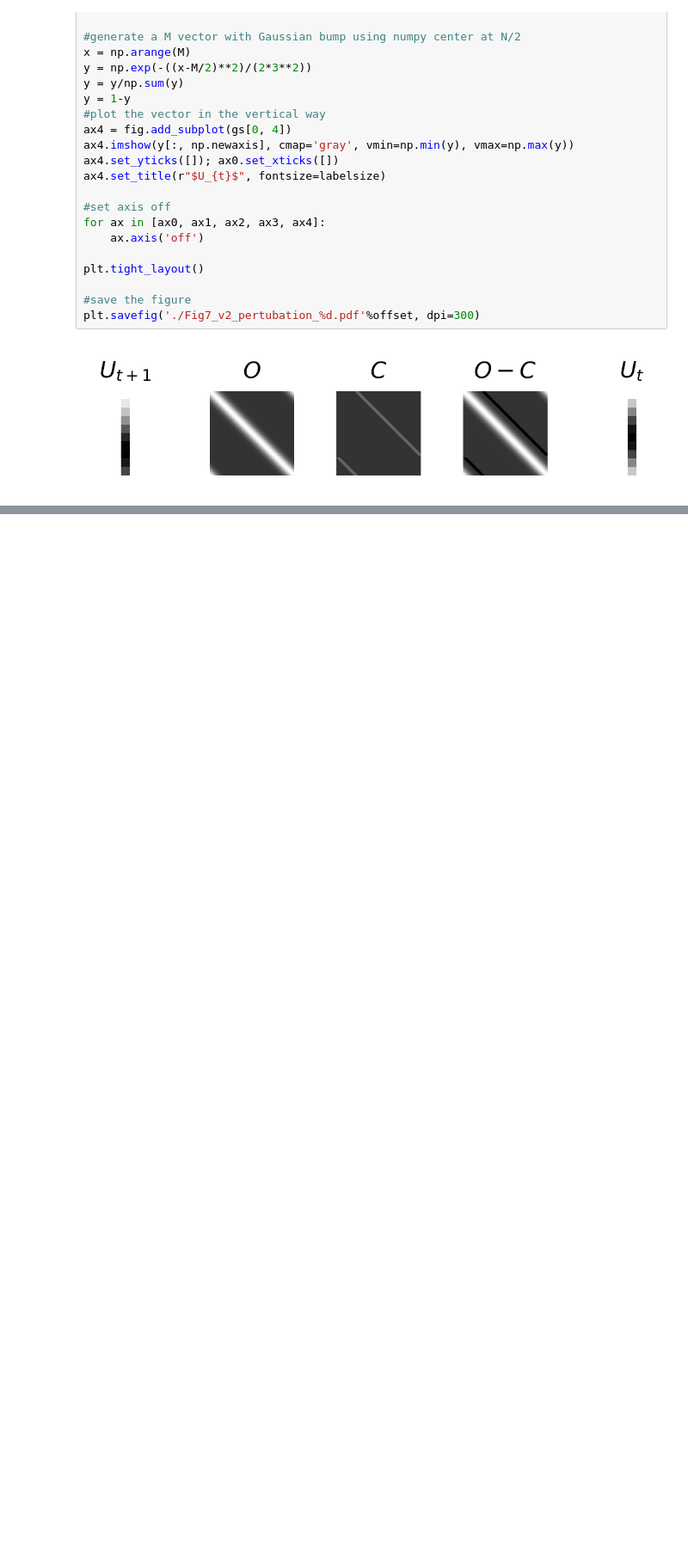
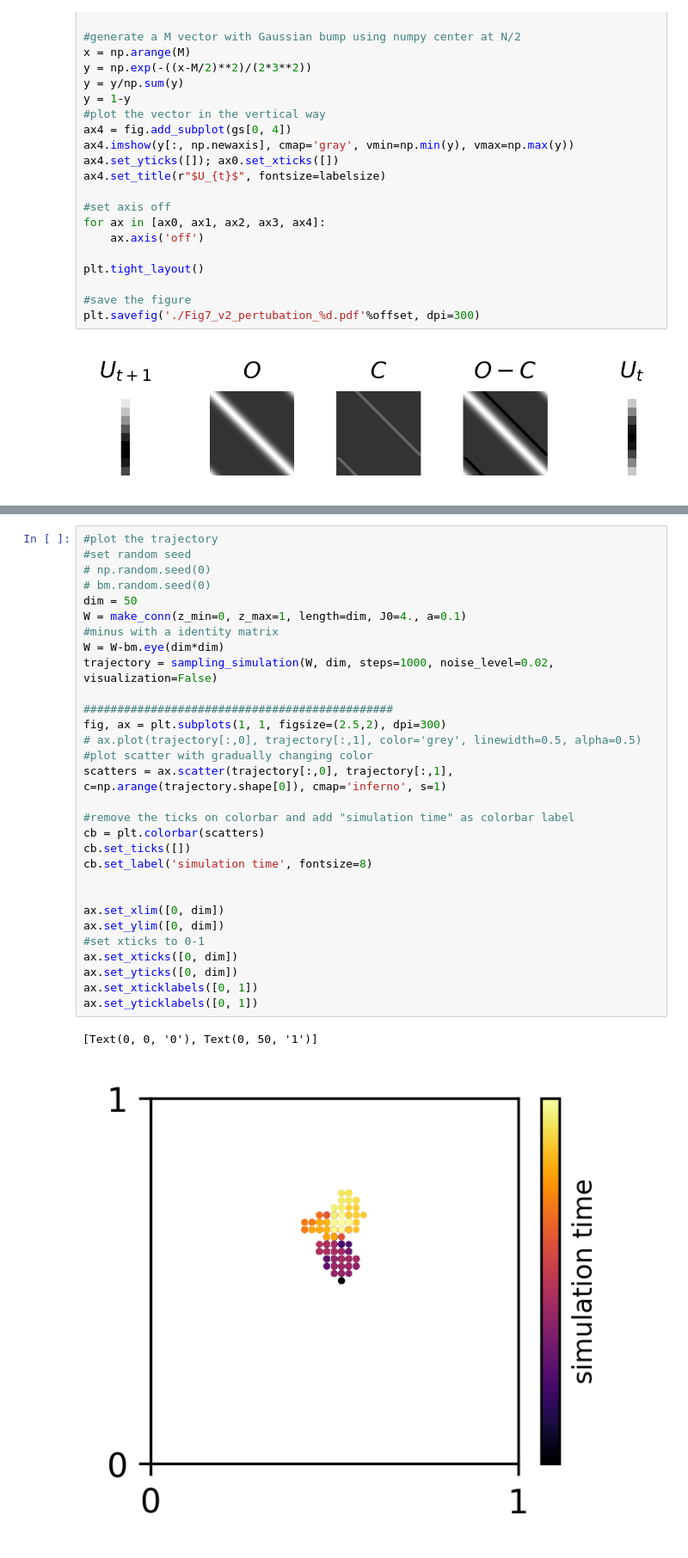
Before and after one commit to ZilongJi/AdaptiveAttractorForSequences, a Jupyter notebook: PaperFigureCode/spectural_analysis_v2.ipynb, the cells around one changed output, grey strips where cells are left out. Shown at 86% size. Cells and saved outputs as stored; diff of their text form; blank space fills up the shorter version.

```diff
--- a/PaperFigureCode/spectural_analysis_v2.ipynb
+++ b/PaperFigureCode/spectural_analysis_v2.ipynb
@@ -130,0 +220,33 @@ array([1.49110942, 1.4726151 , 1.43430704, 1.3772694 , 1.32142803,
+# %%
+#plot the trajectory
+#set random seed
+# np.random.seed(0)
+# bm.random.seed(0)
+dim = 50
+W = make_conn(z_min=0, z_max=1, length=dim, J0=4., a=0.1)
+#minus with a identity matrix
+W = W-bm.eye(dim*dim)
+trajectory = sampling_simulation(W, dim, steps=1000, noise_level=0.02, visualization=False)
+
+##############################################
+fig, ax = plt.subplots(1, 1, figsize=(2.5,2), dpi=300)
+# ax.plot(trajectory[:,0], trajectory[:,1], color='grey', linewidth=0.5, alpha=0.5)
+#plot scatter with gradually changing color
+scatters = ax.scatter(trajectory[:,0], trajectory[:,1], c=np.arange(trajectory.shape[0]), cmap='inferno', s=1)
+
+#remove the ticks on colorbar and add "simulation time" as colorbar label
+cb = plt.colorbar(scatters)
+cb.set_ticks([])
+cb.set_label('simulation time', fontsize=8)
+
+
+ax.set_xlim([0, dim])
+ax.set_ylim([0, dim])
+#set xticks to 0-1
+ax.set_xticks([0, dim])
+ax.set_yticks([0, dim])
+ax.set_xticklabels([0, 1])
+ax.set_yticklabels([0, 1])
+# %% [output]
+[Text(0, 0, '0'), Text(0, 50, '1')]
+[figure, added]
```
Also changed, not shown: parts of 16 cells of this notebook.
